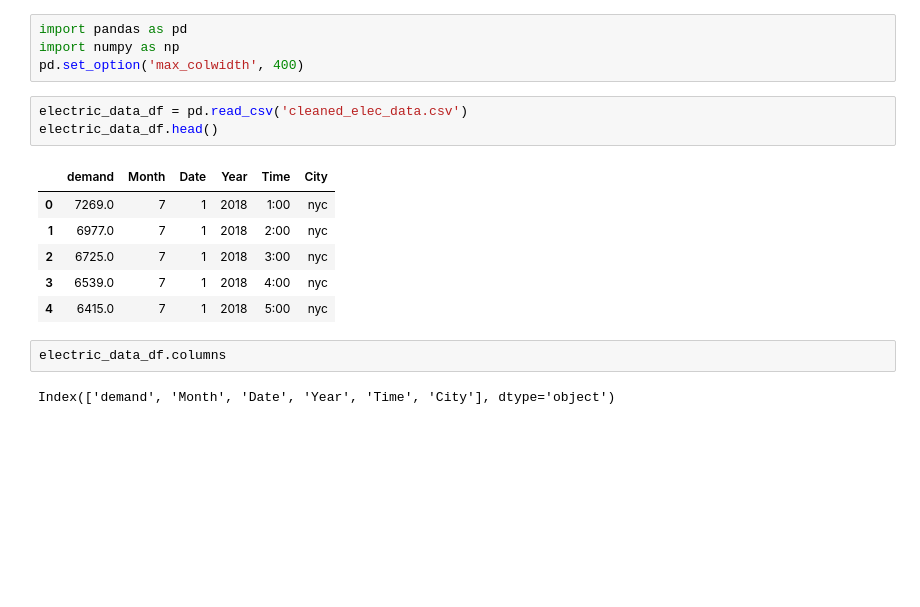
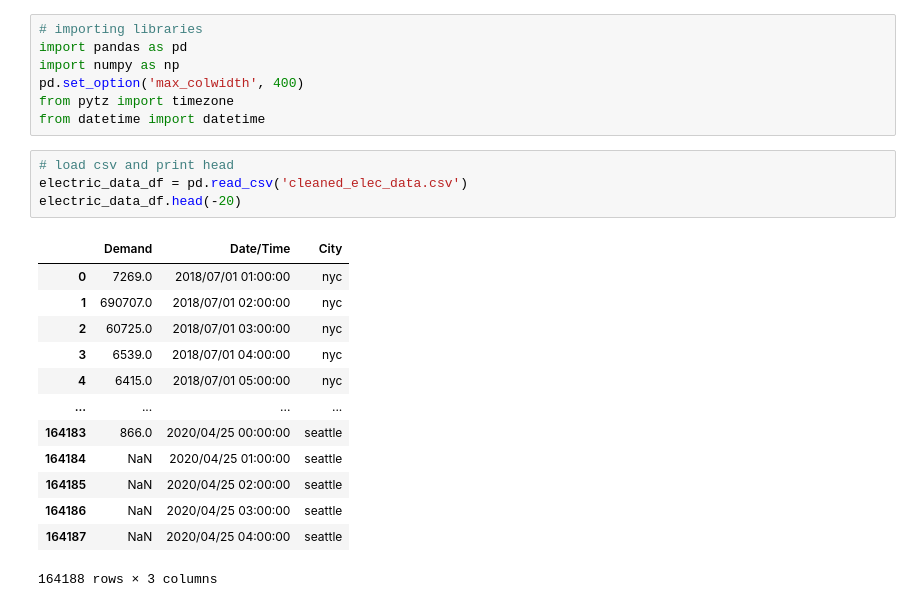
Before and after one commit to claytonmknight/Project3-Group5, a Jupyter notebook: Resources/ETL_code.ipynb, the cells around one changed output. Drawn from its saved outputs; the diff is of its cells as text; blank space fills up the shorter version.

Commit message:
Fixed Unix Time
Fixed Unix Time
Which updated CSVs

```diff
--- a/Resources/ETL_code.ipynb
+++ b/Resources/ETL_code.ipynb
@@ -1,18 +1,25 @@
 # %%
+# importing libraries
 import pandas as pd
 import numpy as np
 pd.set_option('max_colwidth', 400)
+from pytz import timezone
+from datetime import datetime
 # %%
+# load csv and print head
 electric_data_df = pd.read_csv('cleaned_elec_data.csv')
-electric_data_df.head()
+electric_data_df.head(-20)
 # %% [output]
-|  | demand | Month | Date | Year | Time | City |
-| 0 | 7269.0 | 7 | 1 | 2018 | 1:00 | nyc |
-| 1 | 6977.0 | 7 | 1 | 2018 | 2:00 | nyc |
-| 2 | 6725.0 | 7 | 1 | 2018 | 3:00 | nyc |
-| 3 | 6539.0 | 7 | 1 | 2018 | 4:00 | nyc |
-| 4 | 6415.0 | 7 | 1 | 2018 | 5:00 | nyc |
+|  | Demand | Date/Time | City |
+| 0 | 7269.0 | 2018/07/01 01:00:00 | nyc |
+| 1 | 690707.0 | 2018/07/01 02:00:00 | nyc |
+| 2 | 60725.0 | 2018/07/01 03:00:00 | nyc |
+| 3 | 6539.0 | 2018/07/01 04:00:00 | nyc |
+| 4 | 6415.0 | 2018/07/01 05:00:00 | nyc |
+| ... | ... | ... | ... |
+| 164183 | 866.0 | 2020/04/25 00:00:00 | seattle |
+| 164184 | NaN | 2020/04/25 01:00:00 | seattle |
+| 164185 | NaN | 2020/04/25 02:00:00 | seattle |
+| 164186 | NaN | 2020/04/25 03:00:00 | seattle |
+| 164187 | NaN | 2020/04/25 04:00:00 | seattle |
+164188 rows × 3 columns
-# %%
-electric_data_df.columns
-# %% [output]
-Index(['demand', 'Month', 'Date', 'Year', 'Time', 'City'], dtype='object')
```
Also changed, not shown: parts of 18 cells of this notebook, 10 other files.
